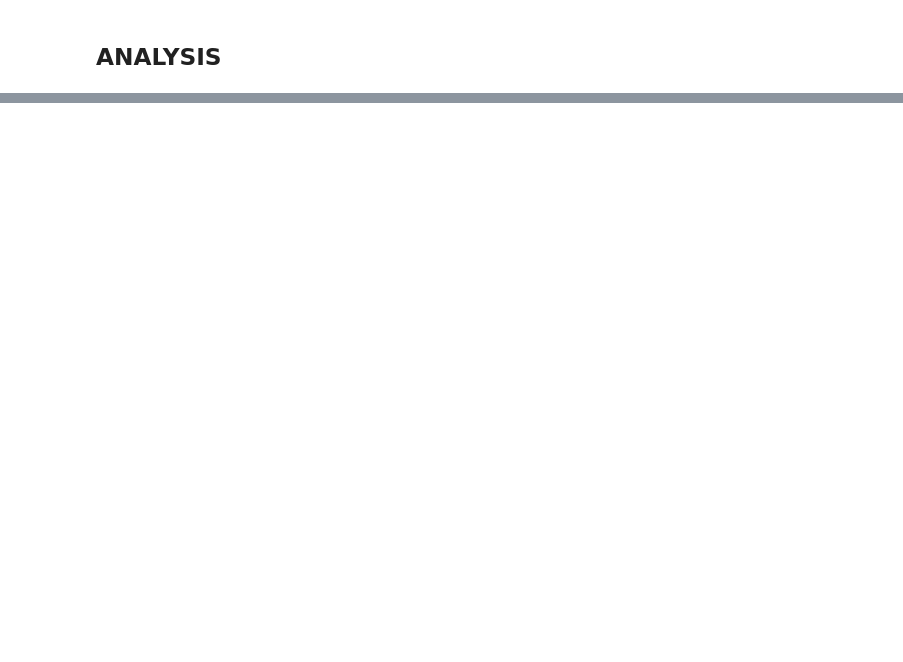
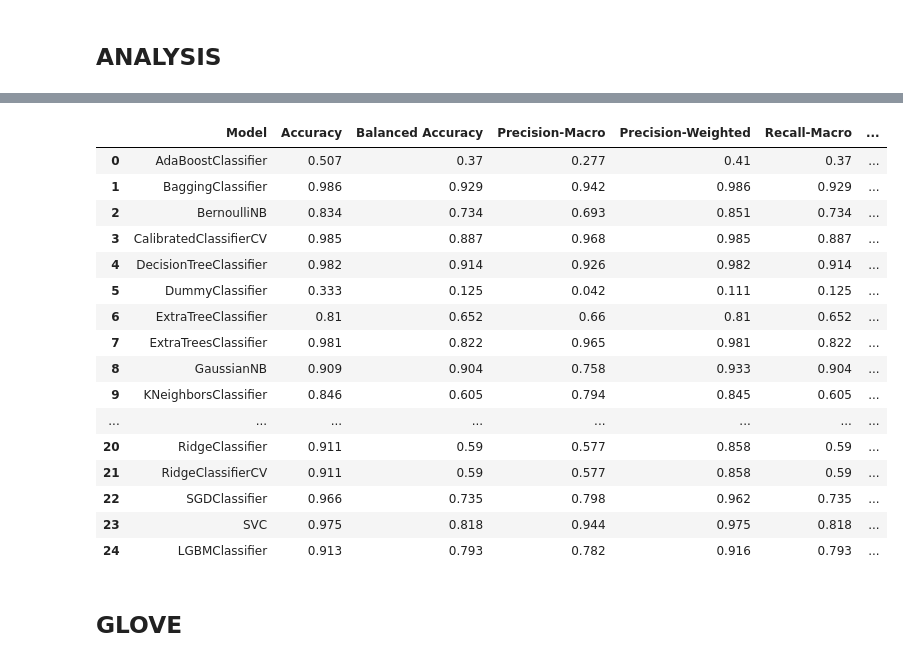
Before and after one commit to robertodr01/Ethical-NLP, a Jupyter notebook: results-analysis.ipynb, the cells around one changed output, grey strips where cells are left out. Drawn from its saved outputs; the diff is of its cells as text; code cells hidden in the pictures; blank space fills up the shorter version.

```diff
--- a/results-analysis.ipynb
+++ b/results-analysis.ipynb
@@ -924,0 +929,4 @@ w2c
+# %%
+df = pd.read_excel("results/10-Fold-fasttext-all.xlsx")
+del df['Unnamed: 0']
+df
@@ -924,0 +947,3 @@ w2c
+# %%
+models = df['Model'].copy()[:25].to_list()
+models
@@ -924,0 +968,21 @@ w2c
+# %%
+result = get_avg_folds(df, models)
+result
+# %% [output]
+|  | Model | Accuracy | Balanced Accuracy | Precision-Macro | Precision-Weighted | Recall-Macro | ... |
+| 0 | AdaBoostClassifier | 0.507 | 0.37 | 0.277 | 0.41 | 0.37 | ... |
+| 1 | BaggingClassifier | 0.986 | 0.929 | 0.942 | 0.986 | 0.929 | ... |
+| 2 | BernoulliNB | 0.834 | 0.734 | 0.693 | 0.851 | 0.734 | ... |
+| 3 | CalibratedClassifierCV | 0.985 | 0.887 | 0.968 | 0.985 | 0.887 | ... |
+| 4 | DecisionTreeClassifier | 0.982 | 0.914 | 0.926 | 0.982 | 0.914 | ... |
+| 5 | DummyClassifier | 0.333 | 0.125 | 0.042 | 0.111 | 0.125 | ... |
+| 6 | ExtraTreeClassifier | 0.81 | 0.652 | 0.66 | 0.81 | 0.652 | ... |
+| 7 | ExtraTreesClassifier | 0.981 | 0.822 | 0.965 | 0.981 | 0.822 | ... |
+| 8 | GaussianNB | 0.909 | 0.904 | 0.758 | 0.933 | 0.904 | ... |
+| 9 | KNeighborsClassifier | 0.846 | 0.605 | 0.794 | 0.845 | 0.605 | ... |
+| ... | ... | ... | ... | ... | ... | ... | ... |
+| 20 | RidgeClassifier | 0.911 | 0.59 | 0.577 | 0.858 | 0.59 | ... |
+| 21 | RidgeClassifierCV | 0.911 | 0.59 | 0.577 | 0.858 | 0.59 | ... |
+| 22 | SGDClassifier | 0.966 | 0.735 | 0.798 | 0.962 | 0.735 | ... |
+| 23 | SVC | 0.975 | 0.818 | 0.944 | 0.975 | 0.818 | ... |
+| 24 | LGBMClassifier | 0.913 | 0.793 | 0.782 | 0.916 | 0.793 | ... |
@@ -924,0 +991,2 @@ w2c
+# %% [markdown]
+## GLOVE
```
Also changed, not shown: parts of 30 cells of this notebook, 18 other files.
